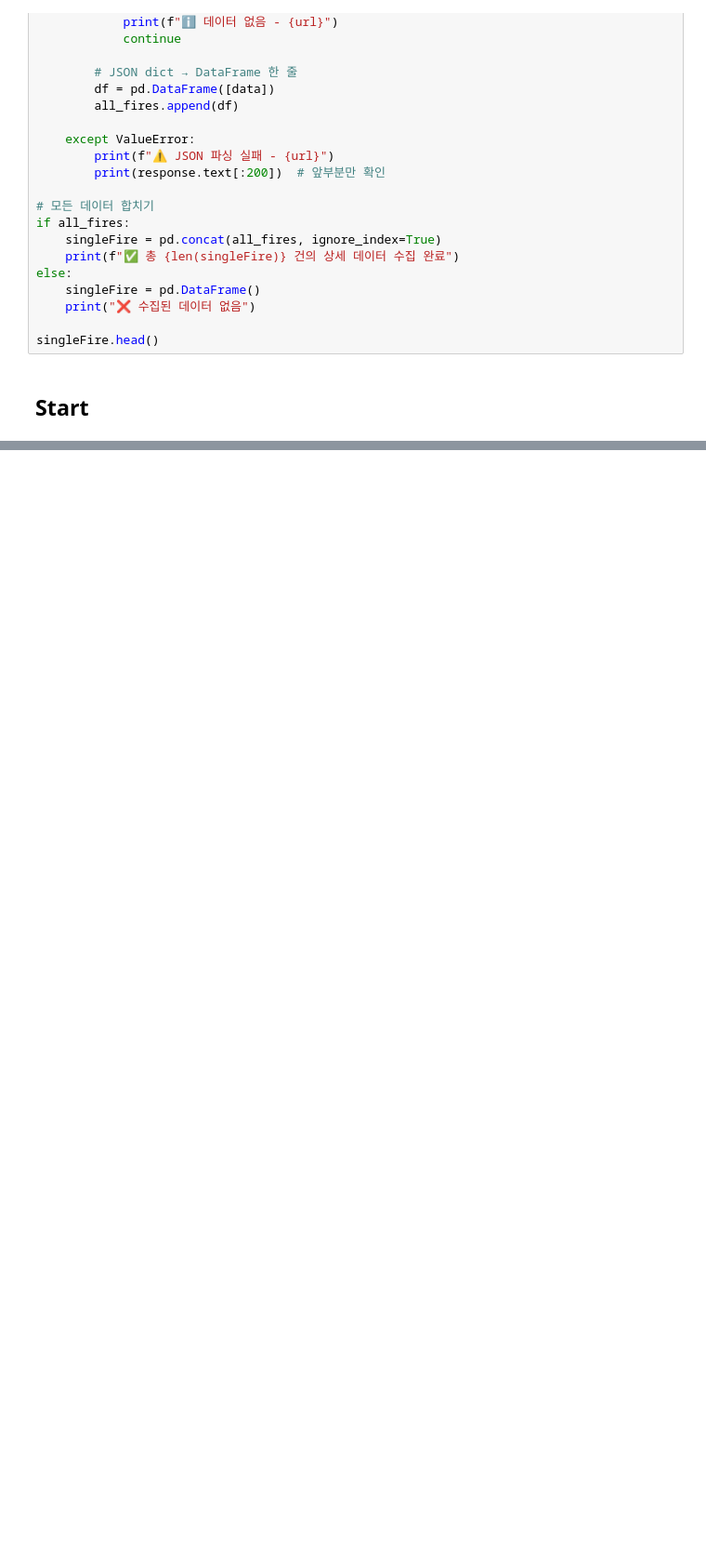
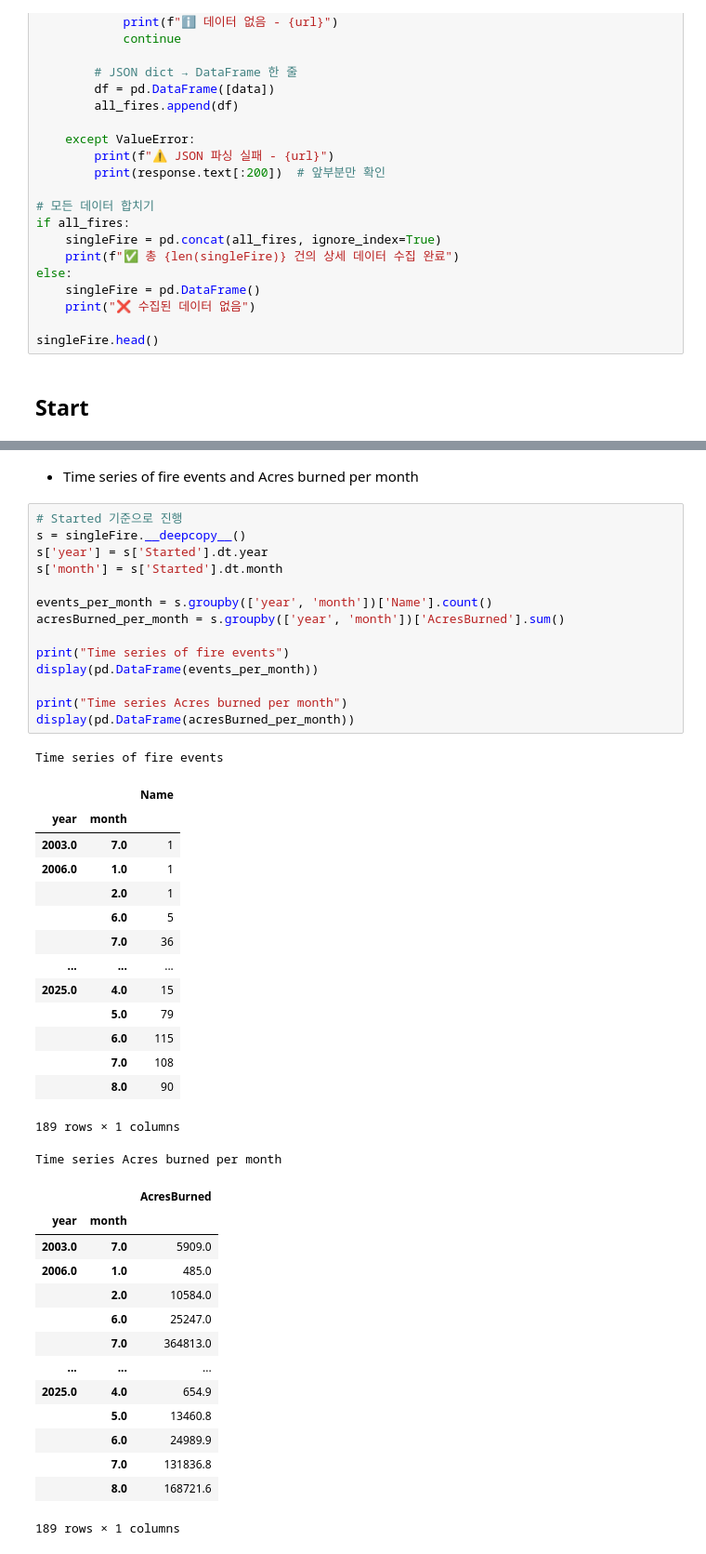
Before and after one commit to eagles0924/liveCodingTest, a Jupyter notebook: challenge.ipynb, the cells around one changed output, grey strips where cells are left out. Shown at 93% size. Cells and saved outputs as stored; diff of their text form; blank space fills up the shorter version.

```diff
--- a/challenge.ipynb
+++ b/challenge.ipynb
@@ -242,0 +312,47 @@ display(singleFire)
+# %% [markdown]
+- Time series of fire events and Acres burned per month
+# %%
+# Started 기준으로 진행
+s = singleFire.__deepcopy__()
+s['year'] = s['Started'].dt.year
+s['month'] = s['Started'].dt.month
+
+events_per_month = s.groupby(['year', 'month'])['Name'].count()
+acresBurned_per_month = s.groupby(['year', 'month'])['AcresBurned'].sum()
+
+print("Time series of fire events")
+display(pd.DataFrame(events_per_month))
+
+print("Time series Acres burned per month")
+display(pd.DataFrame(acresBurned_per_month))
+# %% [output]
+Time series of fire events
+|  |  | Name |
+| year | month |  |
+| 2003.0 | 7.0 | 1 |
+| 2006.0 | 1.0 | 1 |
+|  | 2.0 | 1 |
+|  | 6.0 | 5 |
+|  | 7.0 | 36 |
+| ... | ... | ... |
+| 2025.0 | 4.0 | 15 |
+|  | 5.0 | 79 |
+|  | 6.0 | 115 |
+|  | 7.0 | 108 |
+|  | 8.0 | 90 |
+189 rows × 1 columns
+Time series Acres burned per month
+|  |  | AcresBurned |
+| year | month |  |
+| 2003.0 | 7.0 | 5909.0 |
+| 2006.0 | 1.0 | 485.0 |
+|  | 2.0 | 10584.0 |
+|  | 6.0 | 25247.0 |
+|  | 7.0 | 364813.0 |
+| ... | ... | ... |
+| 2025.0 | 4.0 | 654.9 |
+|  | 5.0 | 13460.8 |
+|  | 6.0 | 24989.9 |
+|  | 7.0 | 131836.8 |
+|  | 8.0 | 168721.6 |
+189 rows × 1 columns
```
Also changed, not shown: parts of 27 cells of this notebook, 2 other files.
